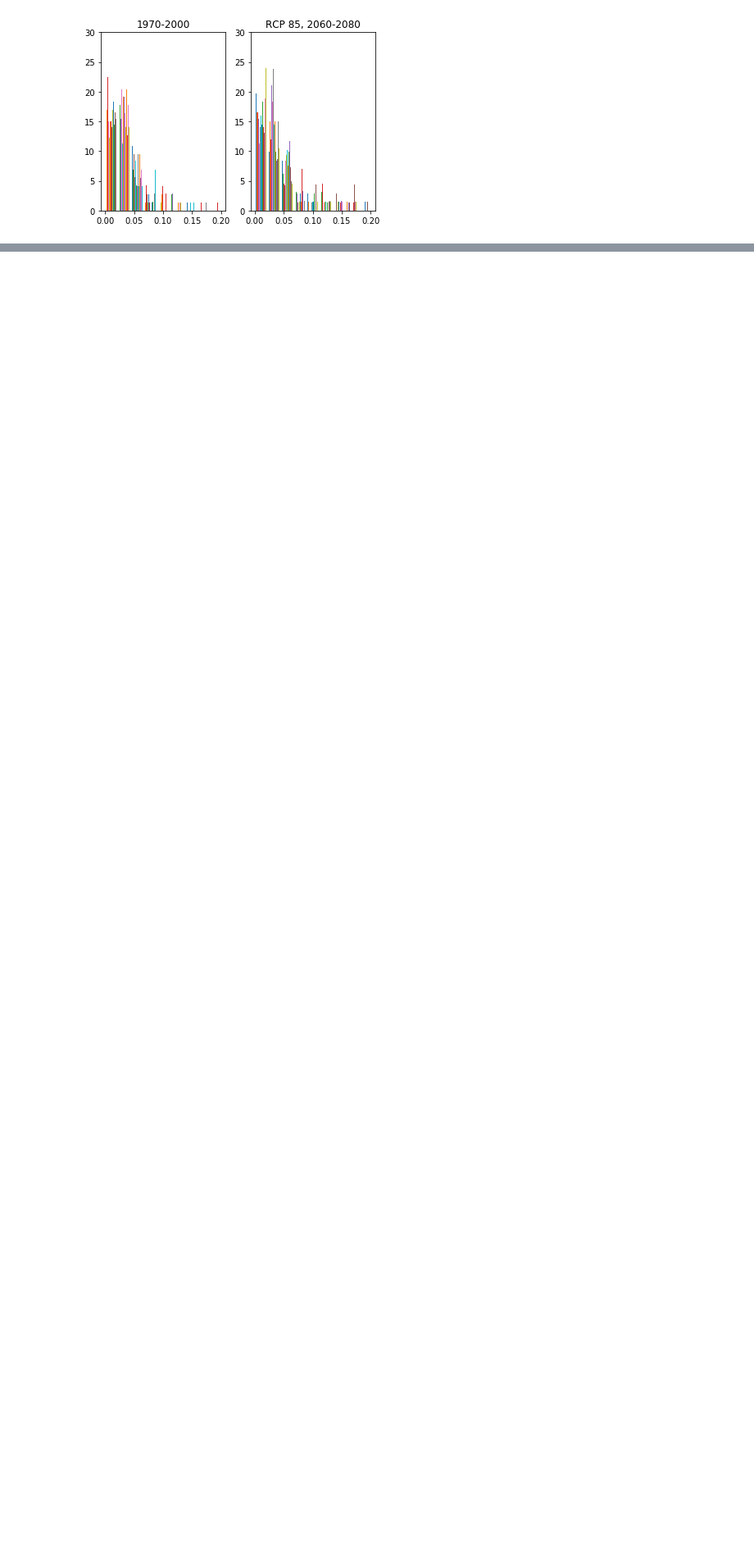
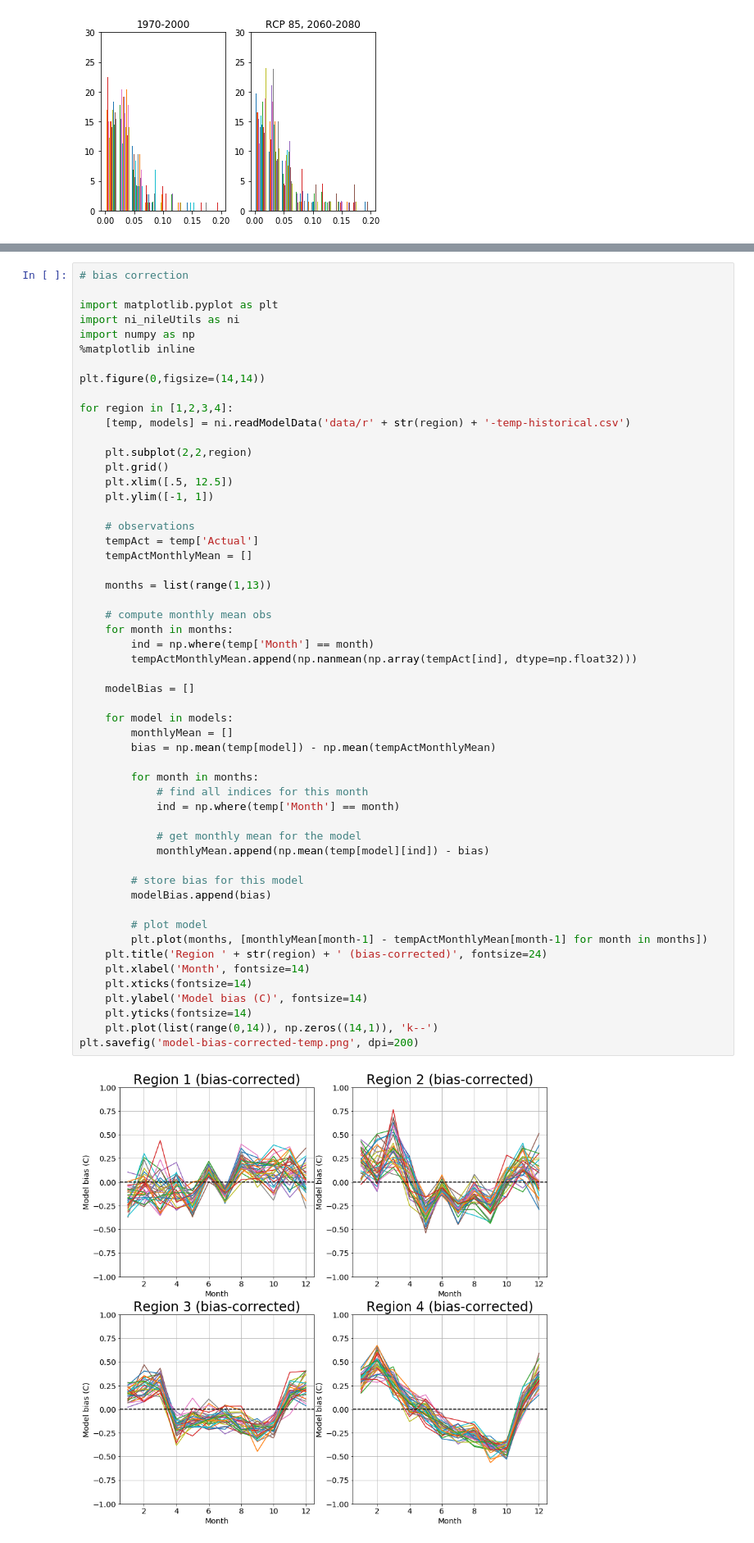
Before and after one commit to ecoffel/grad-research, a Jupyter notebook: 2017-nile-climate/nile-data-exploration.ipynb, the cells around one changed output, grey strips where cells are left out. Shown at 82% size. Saved outputs shown, nothing was run; the diff lists cells and outputs as text; blank space fills up the shorter version.

```diff
--- a/2017-nile-climate/nile-data-exploration.ipynb
+++ b/2017-nile-climate/nile-data-exploration.ipynb
@@ -436,0 +485,56 @@ plt.savefig('hot-dry.png',dpi=600)
+# %%
+# bias correction
+
+import matplotlib.pyplot as plt
+import ni_nileUtils as ni
+import numpy as np
+%matplotlib inline
+
+plt.figure(0,figsize=(14,14))
+
+for region in [1,2,3,4]:
+    [temp, models] = ni.readModelData('data/r' + str(region) + '-temp-historical.csv')
+
+    plt.subplot(2,2,region)
+    plt.grid()
+    plt.xlim([.5, 12.5])
+    plt.ylim([-1, 1])
+
+    # observations
+    tempAct = temp['Actual']
+    tempActMonthlyMean = []
+
+    months = list(range(1,13))
+
+    # compute monthly mean obs
+    for month in months:
+        ind = np.where(temp['Month'] == month)
+        tempActMonthlyMean.append(np.nanmean(np.array(tempAct[ind], dtype=np.float32)))
+
+    modelBias = []
+
+    for model in models:
+        monthlyMean = []
+        bias = np.mean(temp[model]) - np.mean(tempActMonthlyMean)
+
+        for month in months:
+            # find all indices for this month
+            ind = np.where(temp['Month'] == month)
+
+            # get monthly mean for the model
+            monthlyMean.append(np.mean(temp[model][ind]) - bias)
+
+        # store bias for this model
+        modelBias.append(bias)
+
+        # plot model
+        plt.plot(months, [monthlyMean[month-1] - tempActMonthlyMean[month-1] for month in months])
+    plt.title('Region ' + str(region) + ' (bias-corrected)', fontsize=24)
+    plt.xlabel('Month', fontsize=14)
+    plt.xticks(fontsize=14)
+    plt.ylabel('Model bias (C)', fontsize=14)
+    plt.yticks(fontsize=14)
+    plt.plot(list(range(0,14)), np.zeros((14,1)), 'k--')
+plt.savefig('model-bias-corrected-temp.png', dpi=200)
+# %% [output]
+[figure, added]
```
Also changed, not shown: parts of 5 cells of this notebook, 7 other files.
